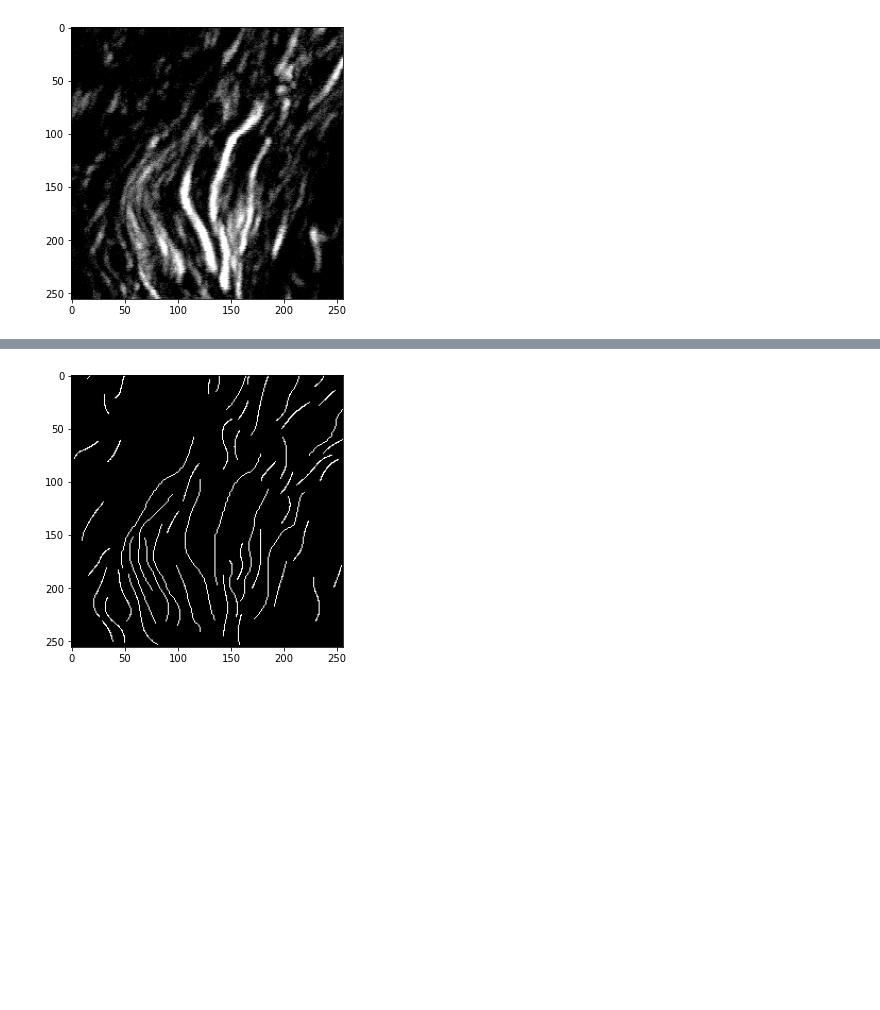
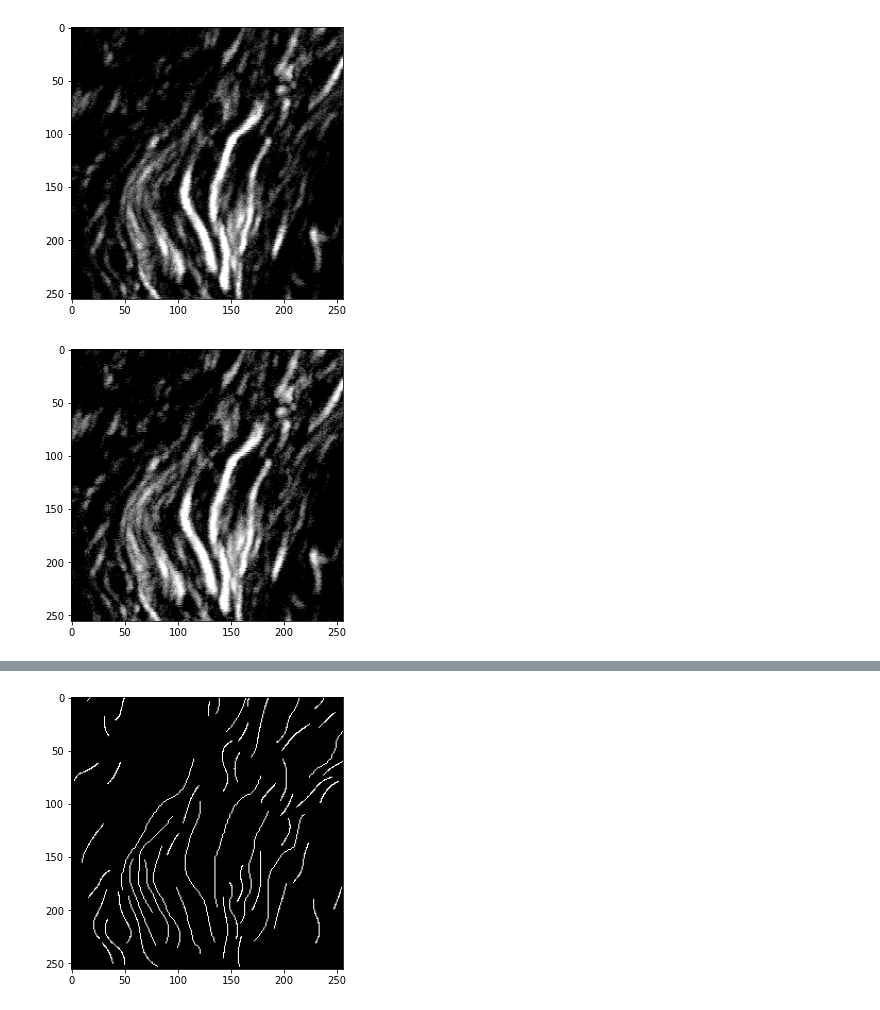
Before and after one commit to uw-loci/collagen-fiber-metrics, a Jupyter notebook: fiber_extractor.ipynb, the cells around one changed output, grey strips where cells are left out. Saved outputs shown, nothing was run; the diff lists cells and outputs as text; code cells hidden in the pictures; blank space fills up the shorter version.

```diff
--- a/fiber_extractor.ipynb
+++ b/fiber_extractor.ipynb
@@ -14,5 +15,12 @@ plt.imshow(im_arr, cmap='gray')
 plt.show()
 # %% [output]
 [figure]
+# %%
+im_arr = img_as_uint(exposure.adjust_log(io.imread('example_input.png'))) # adjust contrast if necessary
+plt.figure(figsize=(5, 5))
+plt.imshow(im_arr, cmap='gray')
+plt.show()
+# %% [output]
+[figure, added]
 # %%
 result = fiber_extractor.compute(im_arr, adjust_contrast=None)
```
Also changed, not shown: parts of 6 cells of this notebook, 4 other files.
